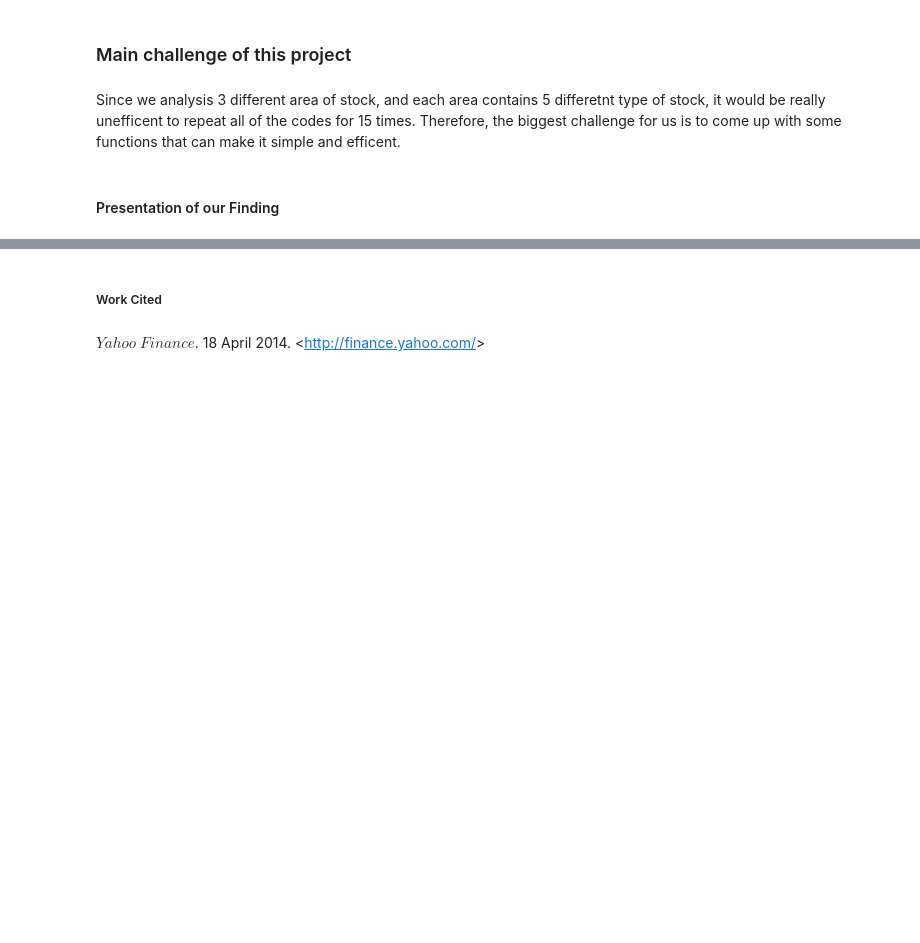
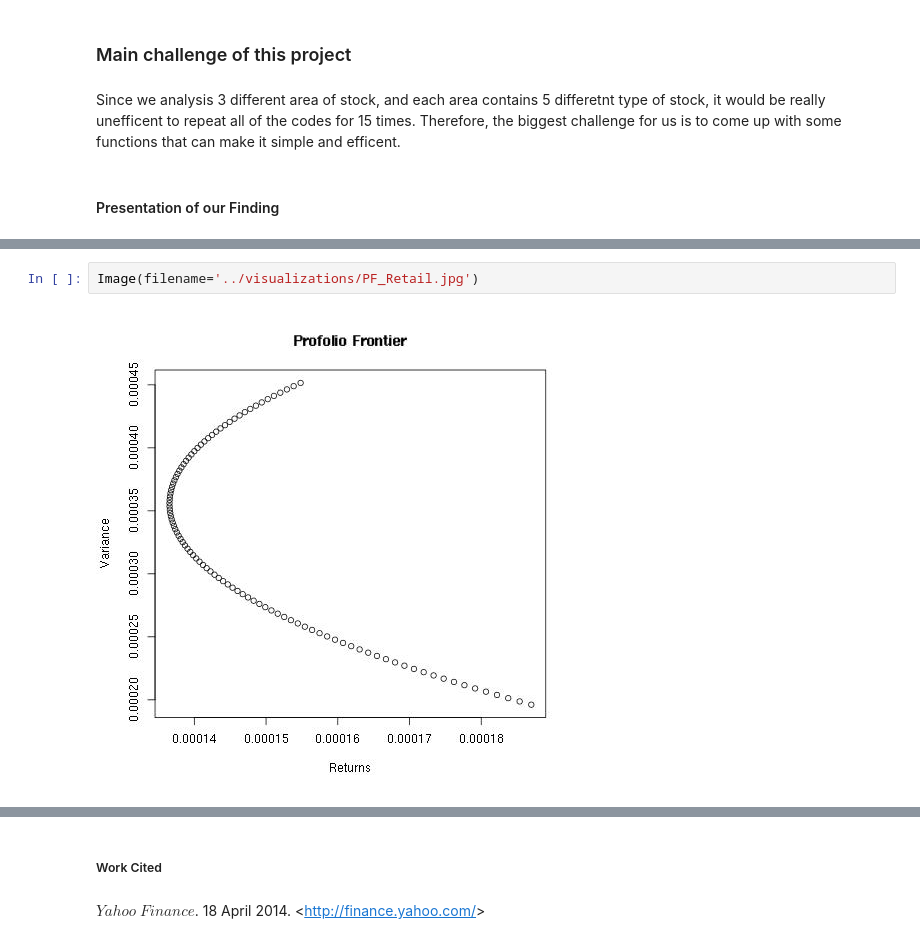
Before and after one commit to linuslin1/INNOVA, a Jupyter notebook: notebooks/NB4_project_report.ipynb, the cells around one changed output, grey strips where cells are left out. Saved outputs shown, nothing was run; the diff lists cells and outputs as text; blank space fills up the shorter version.

```diff
--- a/notebooks/NB4_project_report.ipynb
+++ b/notebooks/NB4_project_report.ipynb
@@ -63,0 +66,4 @@ Image(filename='../visualizations/TS_IT.jpg')
+# %%
+Image(filename='../visualizations/PF_Retail.jpg')
+# %% [output]
+[figure, added]
```
Also changed, not shown: parts of 9 cells of this notebook, 1 other file.
